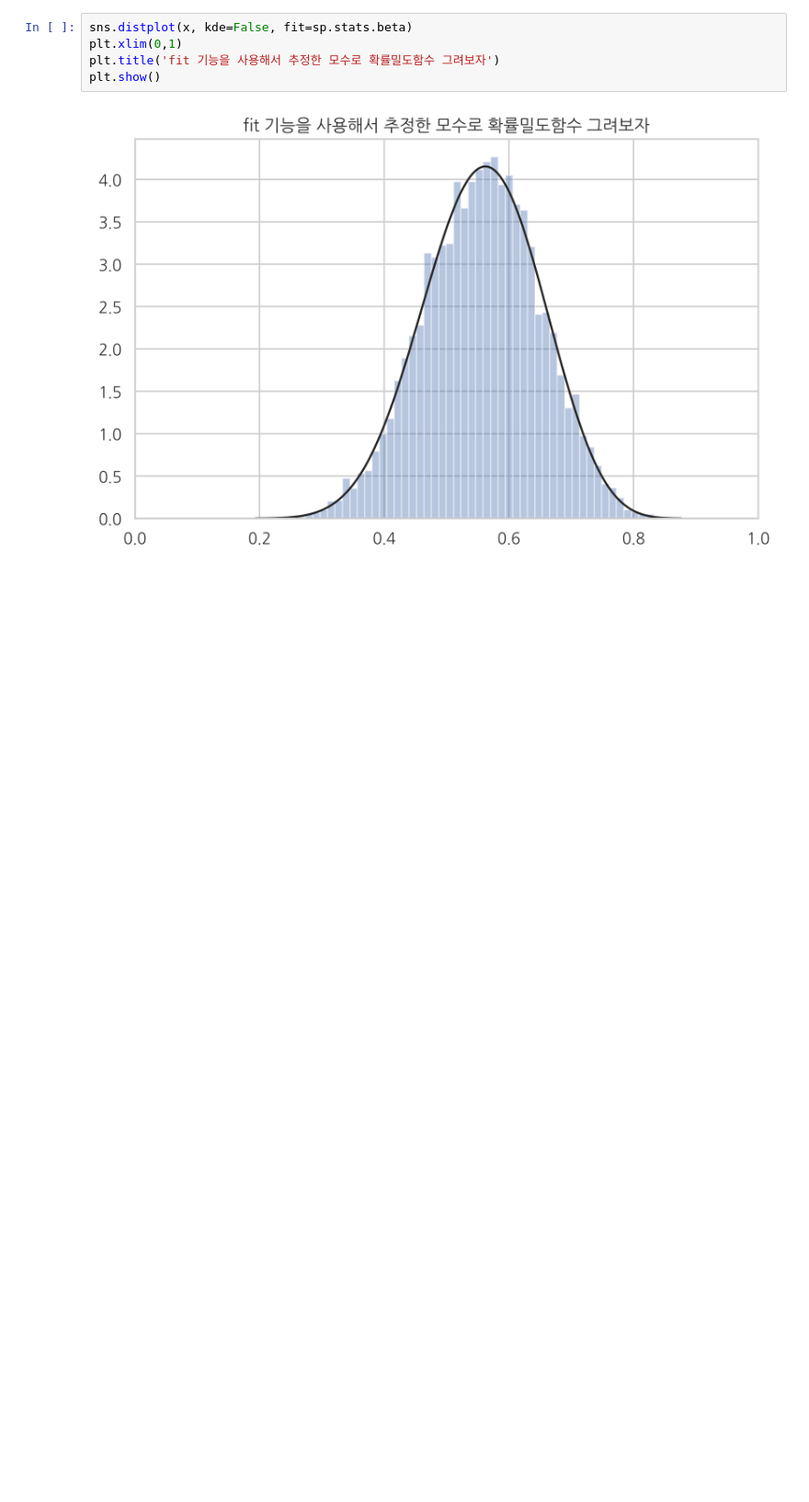
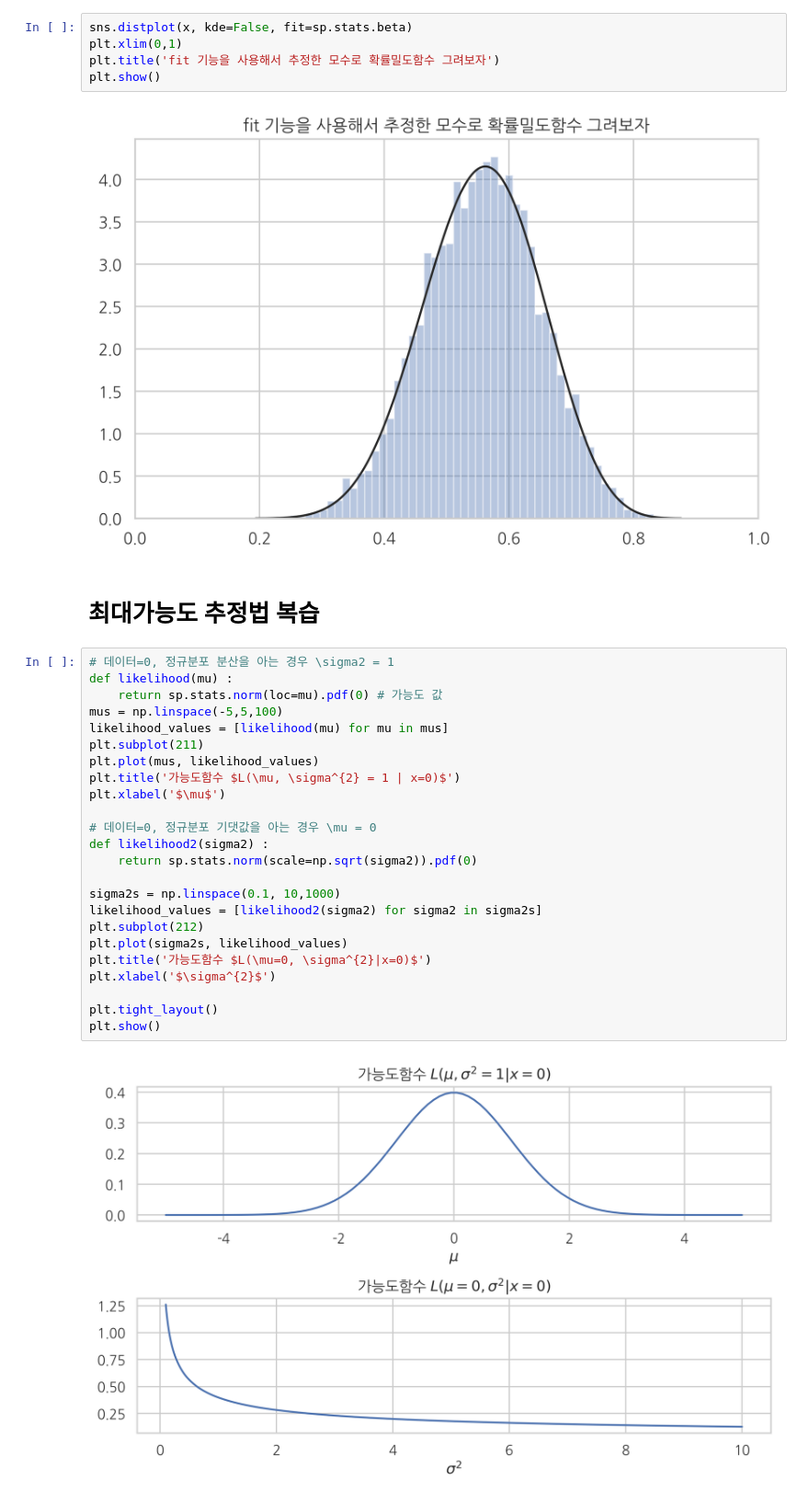
Before and after one commit to tigerkey10/tigerkey10.github.io, a Jupyter notebook: [Data Science] 데이터 분석 훈련_github/[8월 4일 데이터사이언스스쿨 수업 복습] 추정_추정과 검정 복습 시작.ipynb, the cells around one changed output. Shown at 92% size. Saved outputs shown, nothing was run; the diff lists cells and outputs as text; blank space fills up the shorter version.

Commit message:
'8월 4일~5일 모수추정_모멘트방법, 최대가능도추정법 복습'

```diff
--- a/[Data Science] 데이터 분석 훈련_github/[8월 4일 데이터사이언스스쿨 수업 복습] 추정_추정과 검정 복습 시작.ipynb
+++ b/[Data Science] 데이터 분석 훈련_github/[8월 4일 데이터사이언스스쿨 수업 복습] 추정_추정과 검정 복습 시작.ipynb
@@ -184,3 +184,31 @@ plt.title('fit 기능을 사용해서 추정한 모수로 확률밀도함수 그
 plt.show()
 # %% [output]
 [figure]
+# %% [markdown]
+# 최대가능도 추정법 복습
+# %%
+# 데이터=0, 정규분포 분산을 아는 경우 \sigma2 = 1
+def likelihood(mu) :
+    return sp.stats.norm(loc=mu).pdf(0) # 가능도 값
+mus = np.linspace(-5,5,100)
+likelihood_values = [likelihood(mu) for mu in mus]
+plt.subplot(211)
+plt.plot(mus, likelihood_values)
+plt.title('가능도함수 $L(\mu, \sigma^{2} = 1 | x=0)$')
+plt.xlabel('$\mu$')
+
+# 데이터=0, 정규분포 기댓값을 아는 경우 \mu = 0
+def likelihood2(sigma2) :
+    return sp.stats.norm(scale=np.sqrt(sigma2)).pdf(0)
+
+sigma2s = np.linspace(0.1, 10,1000)
+likelihood_values = [likelihood2(sigma2) for sigma2 in sigma2s]
+plt.subplot(212)
+plt.plot(sigma2s, likelihood_values)
+plt.title('가능도함수 $L(\mu=0, \sigma^{2}|x=0)$')
+plt.xlabel('$\sigma^{2}$')
+
+plt.tight_layout()
+plt.show()
+# %% [output]
+[figure, added]
```
Also changed, not shown: parts of 4 cells of this notebook, 1 other file.
